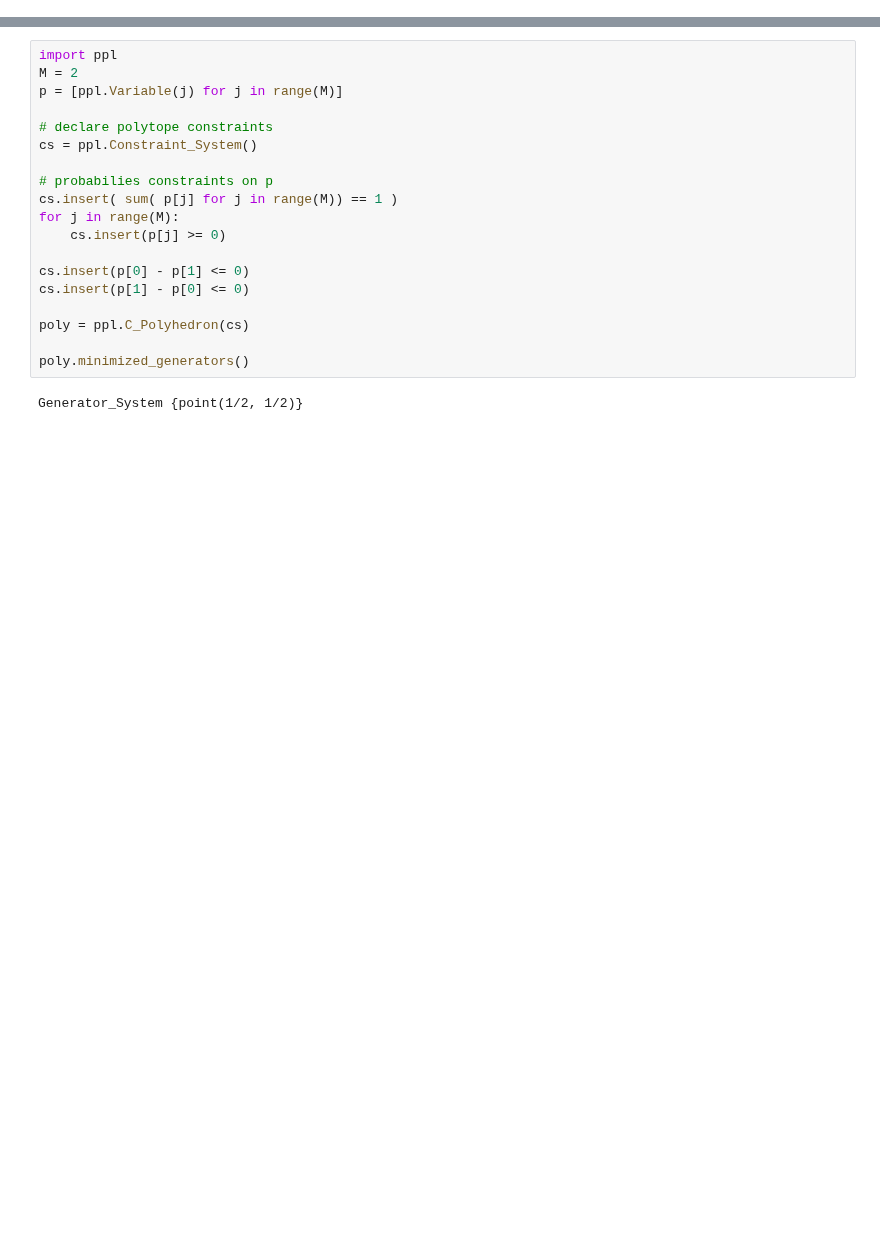
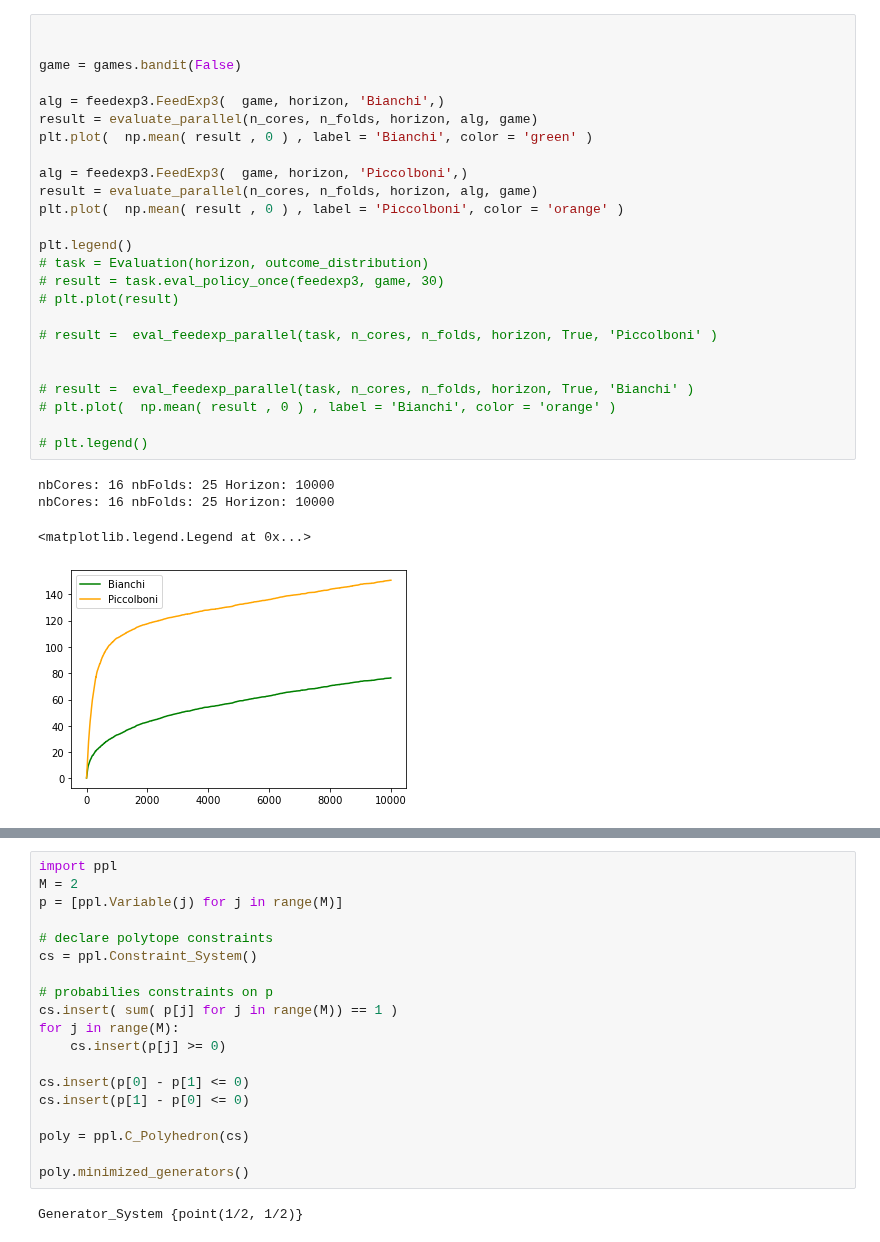
Before and after one commit to MaxHeuillet/partial-monitoring-algos, a Jupyter notebook: synthetic_case.ipynb, the cells around one changed output, grey strips where cells are left out. Cells and saved outputs as stored; diff of their text form; blank space fills up the shorter version.

```diff
--- a/synthetic_case.ipynb
+++ b/synthetic_case.ipynb
@@ -384 +131,31 @@ class SyntheticCase:
+# %%
+
+
+game = games.bandit(False)
+
+alg = feedexp3.FeedExp3(  game, horizon, 'Bianchi',)
+result = evaluate_parallel(n_cores, n_folds, horizon, alg, game)
+plt.plot(  np.mean( result , 0 ) , label = 'Bianchi', color = 'green' )
+
+alg = feedexp3.FeedExp3(  game, horizon, 'Piccolboni',)
+result = evaluate_parallel(n_cores, n_folds, horizon, alg, game)
+plt.plot(  np.mean( result , 0 ) , label = 'Piccolboni', color = 'orange' )
+
+plt.legend()
+# task = Evaluation(horizon, outcome_distribution)
+# result = task.eval_policy_once(feedexp3, game, 30)
+# plt.plot(result)
+
+# result =  eval_feedexp_parallel(task, n_cores, n_folds, horizon, True, 'Piccolboni' )
+
+
+# result =  eval_feedexp_parallel(task, n_cores, n_folds, horizon, True, 'Bianchi' )
+# plt.plot(  np.mean( result , 0 ) , label = 'Bianchi', color = 'orange' )
+
+# plt.legend()
+# %% [output]
+nbCores: 16 nbFolds: 25 Horizon: 10000
+nbCores: 16 nbFolds: 25 Horizon: 10000
+<matplotlib.legend.Legend at 0x...>
+[figure, added]
 # %%
```
Also changed, not shown: parts of 8 cells of this notebook, 3 other files.
